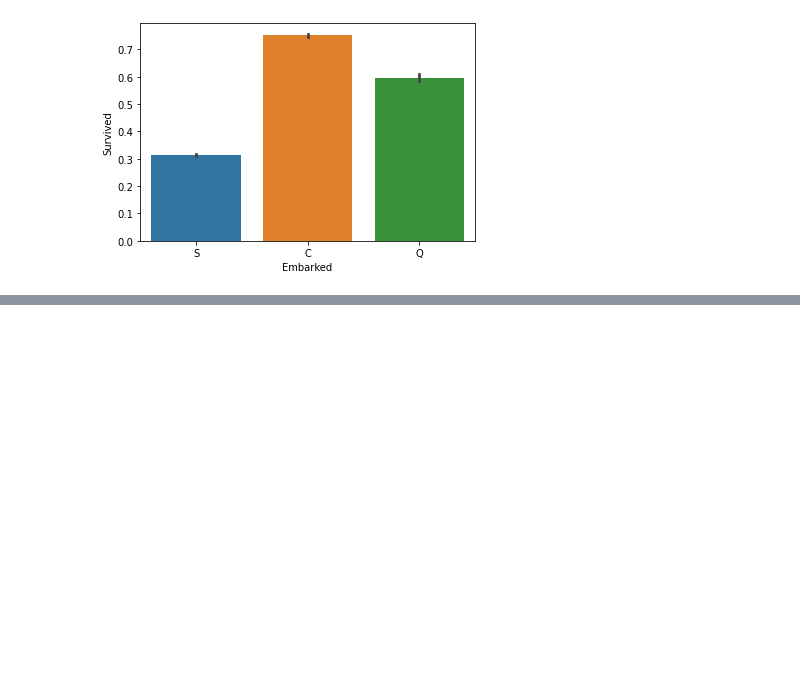
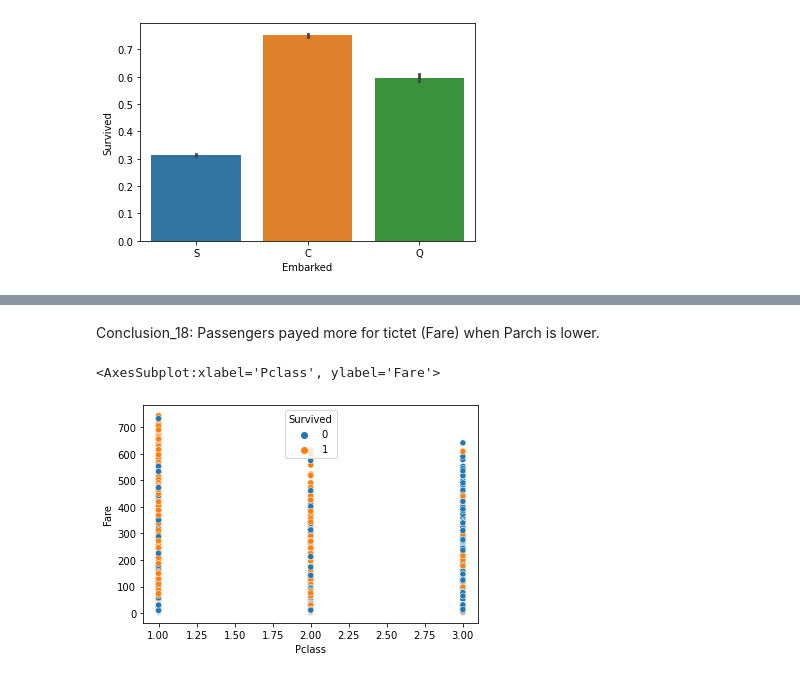
Before and after one commit to VeraAndreevna/Training, a Jupyter notebook: data_exploration.ipynb, the cells around one changed output, grey strips where cells are left out. Cells and saved outputs as stored; diff of their text form; code cells hidden in the pictures; blank space fills up the shorter version.

```diff
--- a/data_exploration.ipynb
+++ b/data_exploration.ipynb
@@ -336,0 +349,8 @@ Conclusion: Considerable less Survived are in Embarked == S
+# %% [markdown]
+Conclusion_18: Passengers payed more for tictet (Fare) when Parch is lower.
+# %%
+#Scatter plot
+sns.scatterplot(x=train_data['Pclass'], y=train_data['Fare'], hue=train_data['Survived'])
+# %% [output]
+<AxesSubplot:xlabel='Pclass', ylabel='Fare'>
+[figure, added]
```
Also changed, not shown: parts of 31 cells of this notebook.
